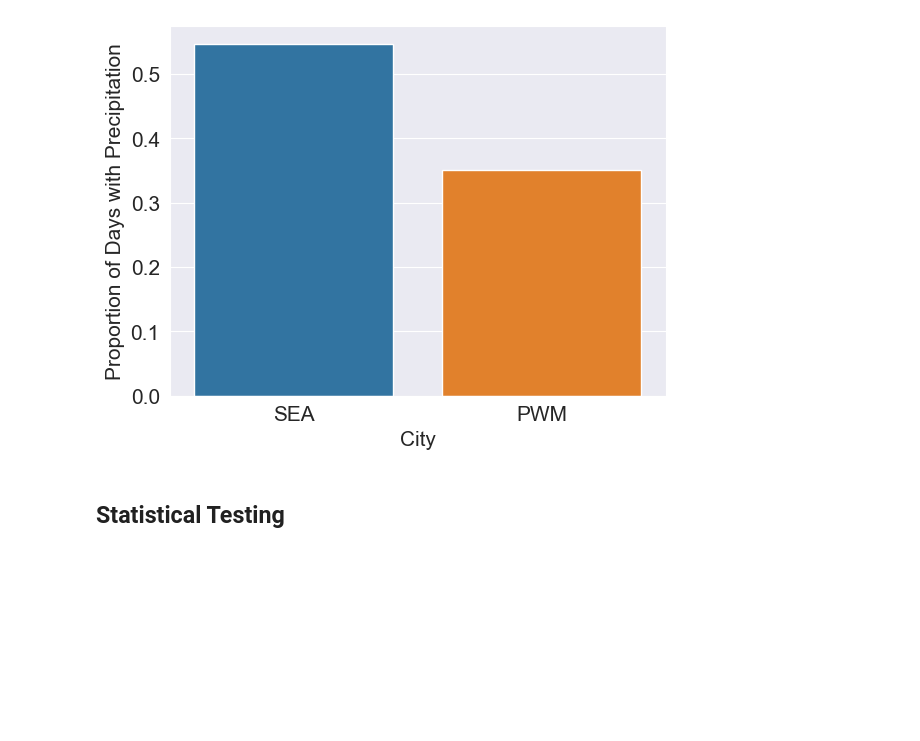
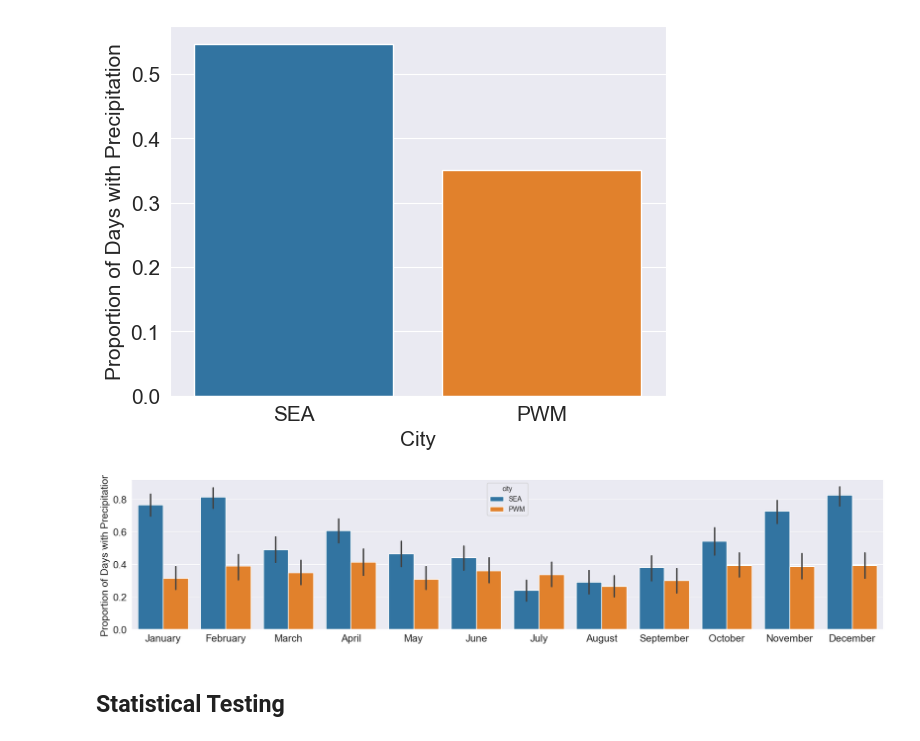
Before and after one commit to TravisStPeterSU/weather, a Jupyter notebook: code/Weather_Data.ipynb, the cells around one changed output. Saved outputs shown, nothing was run; the diff lists cells and outputs as text; code cells hidden in the pictures; blank space fills up the shorter version.

```diff
--- a/code/Weather_Data.ipynb
+++ b/code/Weather_Data.ipynb
@@ -541,6 +544,21 @@ plt.tick_params(labelsize = 15)
 plt.show()
 # %% [output]
 [figure]
+# %%
+# Days with precipitation (monthly proportion)
+plt.figure(figsize = (20, 4))
+
+sns.barplot(data = df, x = 'month', y = 'any_precipitation', hue = 'city')
+
+plt.xlabel(None)
+plt.ylabel('Proportion of Days with Precipitation', fontsize = 15)
+
+plt.xticks(ticks = range(12), labels = month_names)
+plt.tick_params(labelsize = 15)
+
+plt.show()
+# %% [output]
+[figure, added]
 # %% [markdown]
 ## Statistical Testing
 # %% [markdown]
```
Also changed, not shown: parts of 1 cell of this notebook, 4 other files.
